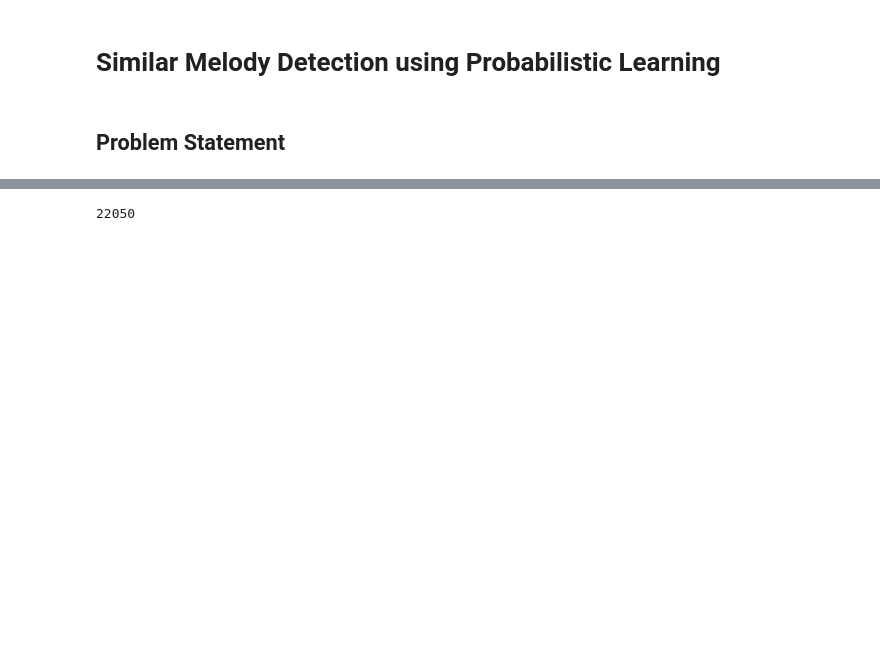
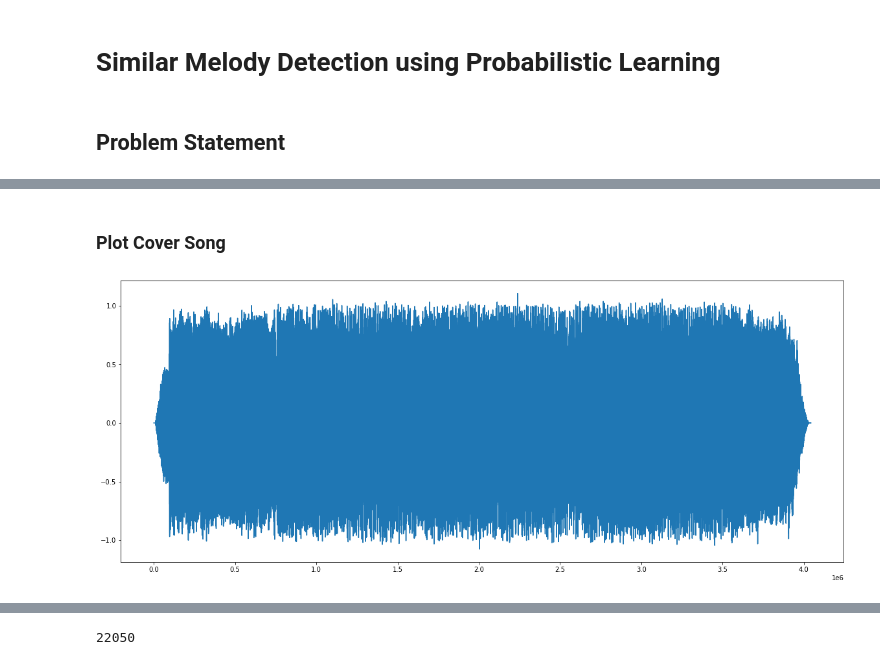
Before and after one commit to arpanpathak/audio_ml, a Jupyter notebook: Similar Melody Detection.ipynb, the cells around one changed output, grey strips where cells are left out. Drawn from its saved outputs; the diff is of its cells as text; code cells hidden in the pictures; blank space fills up the shorter version.

```diff
--- a/Similar Melody Detection.ipynb
+++ b/Similar Melody Detection.ipynb
@@ -62,0 +118,10 @@ pt.show()
+# %% [markdown]
+### Plot Cover Song
+# %%
+pt.figure(figsize=(20, 8))
+pt.plot(cover)
+
+
+pt.show()
+# %% [output]
+[figure, added]
```
Also changed, not shown: parts of 27 cells of this notebook, 1 other file.
